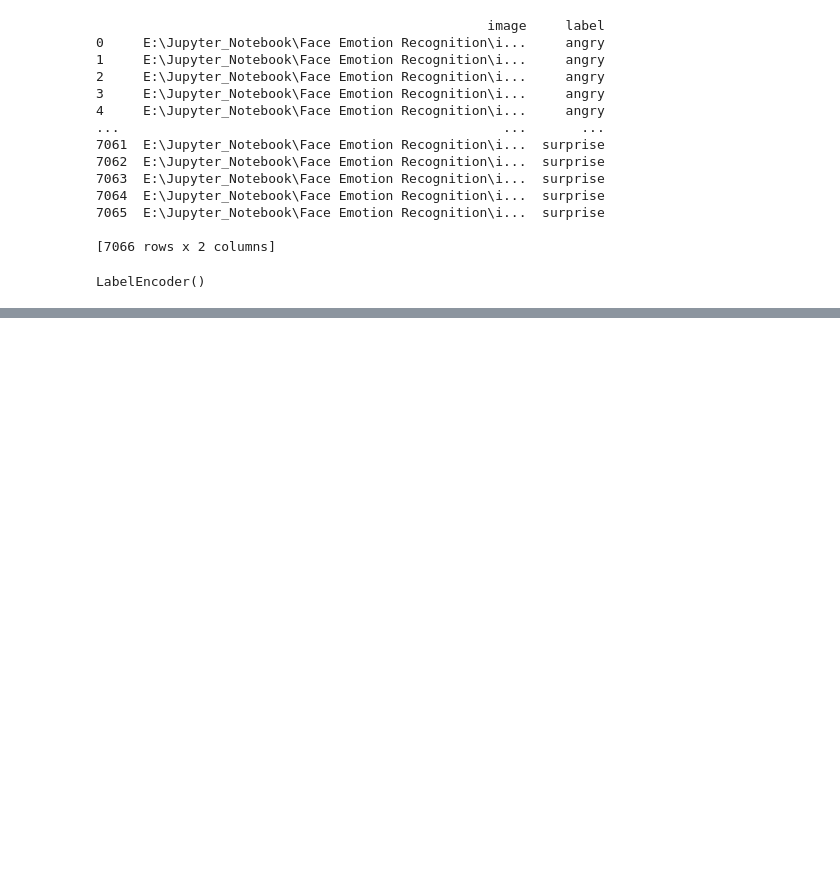
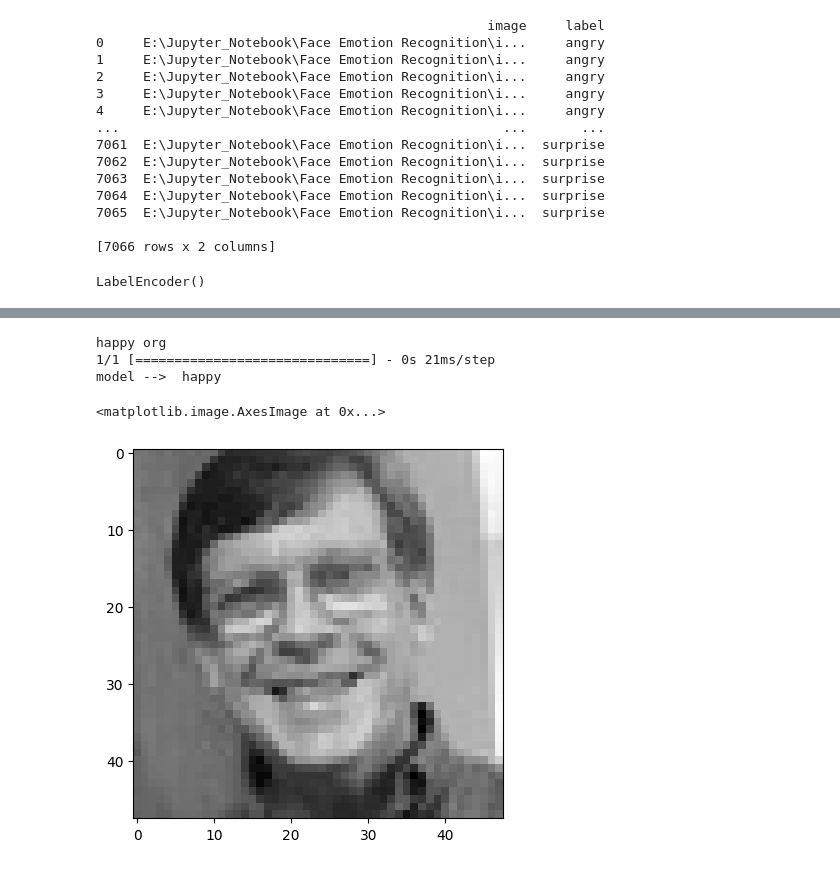
Before and after one commit to Adarsh9077/Face-Expression-Recognition, a Jupyter notebook: 01.ipynb, the cells around one changed output, grey strips where cells are left out. Saved outputs shown, nothing was run; the diff lists cells and outputs as text; code cells hidden in the pictures; blank space fills up the shorter version.

```diff
--- a/01.ipynb
+++ b/01.ipynb
@@ -145,0 +194,14 @@ model.add(Dense(7, activation='softmax'))
+# %%
+image = "images/train/happy/10135.jpg"
+print("happy org")
+img = ef(image)
+pred = model.predict(img)
+pred_label = label[pred.argmax()]
+print("model --> ",pred_label)
+plt.imshow(img.reshape(48,48),cmap='gray')
+# %% [output]
+happy org
+1/1 [==============================] - 0s 21ms/step
+model -->  happy
+<matplotlib.image.AxesImage at 0x...>
+[figure, added]
```
Also changed, not shown: parts of 11 cells of this notebook, 3 other files.
